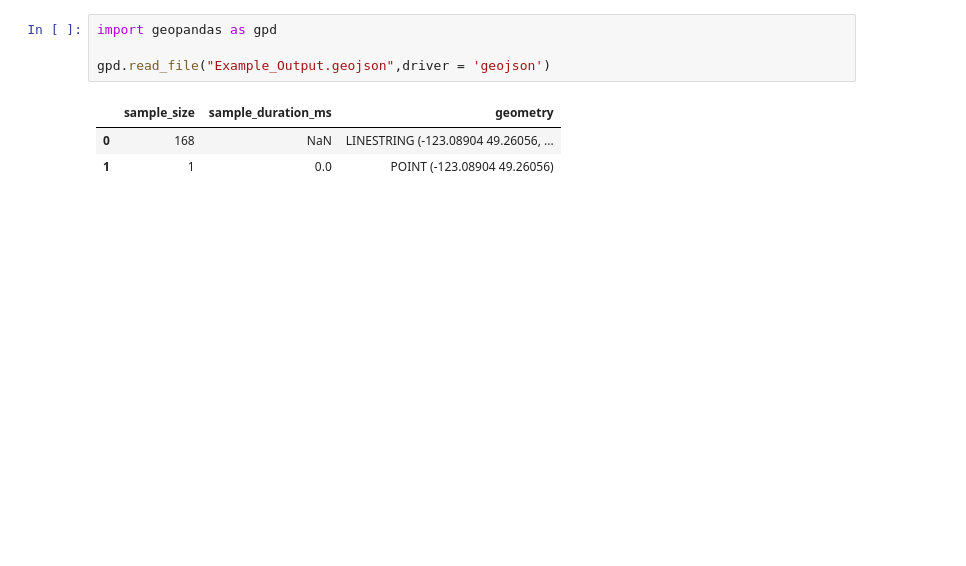
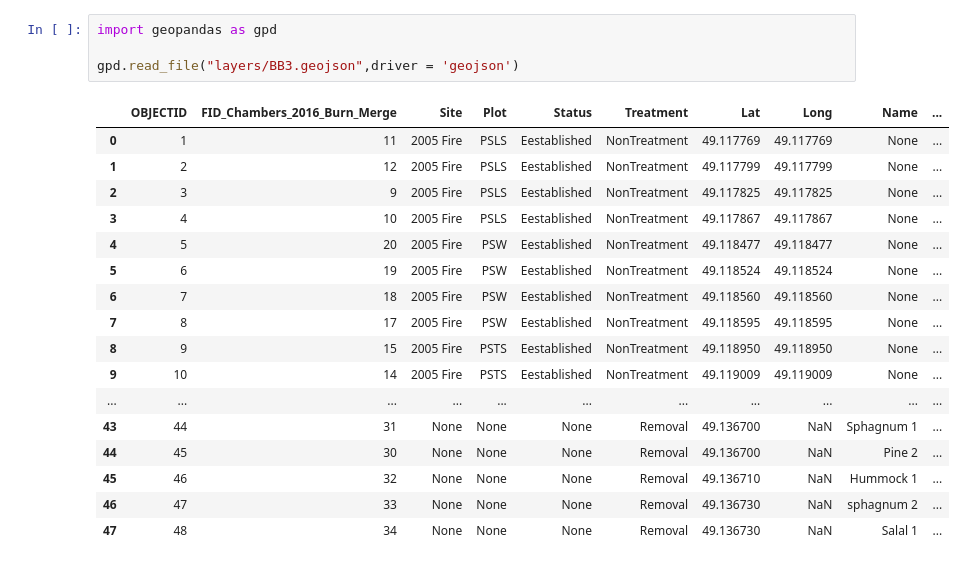
Before and after one commit to ubc-micromet/FieldSiteMaps, a Jupyter notebook: Convert_Json.ipynb, the cells around one changed output. Drawn from its saved outputs; the diff is of its cells as text; blank space fills up the shorter version.

Commit message:
Chamber JSON

```diff
--- a/Convert_Json.ipynb
+++ b/Convert_Json.ipynb
@@ -1,8 +1,22 @@
 # %%
 import geopandas as gpd
 
-gpd.read_file("Example_Output.geojson",driver = 'geojson')
+gpd.read_file("layers/BB3.geojson",driver = 'geojson')
 # %% [output]
-|  | sample_size | sample_duration_ms | geometry |
-| 0 | 168 | NaN | LINESTRING (-123.08904 49.26056, ... |
-| 1 | 1 | 0.0 | POINT (-123.08904 49.26056) |
+|  | OBJECTID | FID_Chambers_2016_Burn_Merge | Site | Plot | Status | Treatment | Lat | Long | Name | ... |
+| 0 | 1 | 11 | 2005 Fire | PSLS | Eestablished | NonTreatment | 49.117769 | 49.117769 | None | ... |
+| 1 | 2 | 12 | 2005 Fire | PSLS | Eestablished | NonTreatment | 49.117799 | 49.117799 | None | ... |
+| 2 | 3 | 9 | 2005 Fire | PSLS | Eestablished | NonTreatment | 49.117825 | 49.117825 | None | ... |
+| 3 | 4 | 10 | 2005 Fire | PSLS | Eestablished | NonTreatment | 49.117867 | 49.117867 | None | ... |
+| 4 | 5 | 20 | 2005 Fire | PSW | Eestablished | NonTreatment | 49.118477 | 49.118477 | None | ... |
+| 5 | 6 | 19 | 2005 Fire | PSW | Eestablished | NonTreatment | 49.118524 | 49.118524 | None | ... |
+| 6 | 7 | 18 | 2005 Fire | PSW | Eestablished | NonTreatment | 49.118560 | 49.118560 | None | ... |
+| 7 | 8 | 17 | 2005 Fire | PSW | Eestablished | NonTreatment | 49.118595 | 49.118595 | None | ... |
+| 8 | 9 | 15 | 2005 Fire | PSTS | Eestablished | NonTreatment | 49.118950 | 49.118950 | None | ... |
+| 9 | 10 | 14 | 2005 Fire | PSTS | Eestablished | NonTreatment | 49.119009 | 49.119009 | None | ... |
+| ... | ... | ... | ... | ... | ... | ... | ... | ... | ... | ... |
+| 43 | 44 | 31 | None | None | None | Removal | 49.136700 | NaN | Sphagnum 1 | ... |
+| 44 | 45 | 30 | None | None | None | Removal | 49.136700 | NaN | Pine 2 | ... |
+| 45 | 46 | 32 | None | None | None | Removal | 49.136710 | NaN | Hummock 1 | ... |
+| 46 | 47 | 33 | None | None | None | Removal | 49.136730 | NaN | sphagnum 2 | ... |
+| 47 | 48 | 34 | None | None | None | Removal | 49.136730 | NaN | Salal 1 | ... |
```
Also changed, not shown: 2 other files.
